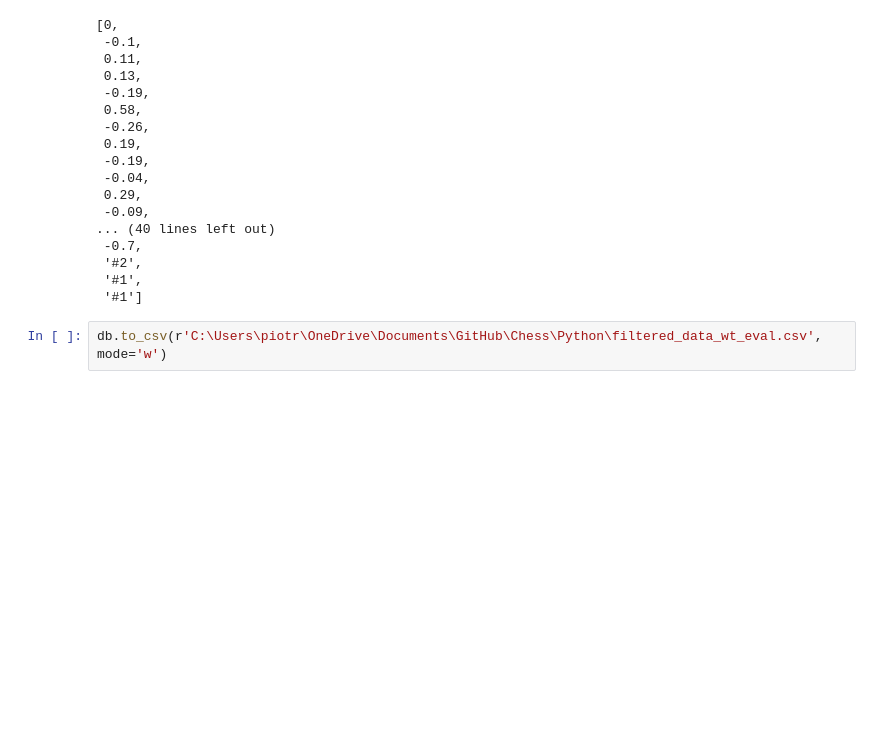
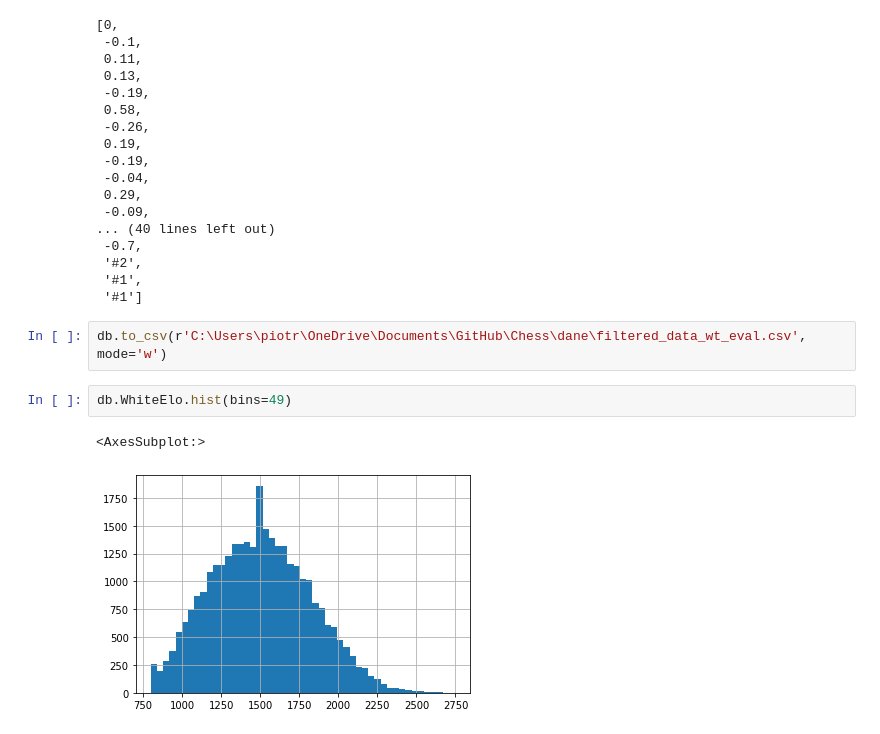
Before and after one commit to rogulforce/Chess, a Jupyter notebook: Python/main.ipynb, the cells around one changed output. Drawn from its saved outputs; the diff is of its cells as text; blank space fills up the shorter version.

```diff
--- a/Python/main.ipynb
+++ b/Python/main.ipynb
@@ -145,4 +142,9 @@ db.iloc[10,-3]
  '#1',
  '#1']
 # %%
-db.to_csv(r'C:\Users\piotr\OneDrive\Documents\GitHub\Chess\Python\filtered_data_wt_eval.csv', mode='w')
+db.to_csv(r'C:\Users\piotr\OneDrive\Documents\GitHub\Chess\dane\filtered_data_wt_eval.csv', mode='w')
+# %%
+db.WhiteElo.hist(bins=49)
+# %% [output]
+<AxesSubplot:>
+[figure, added]
```
Also changed, not shown: parts of 7 cells of this notebook, 1 other file.
